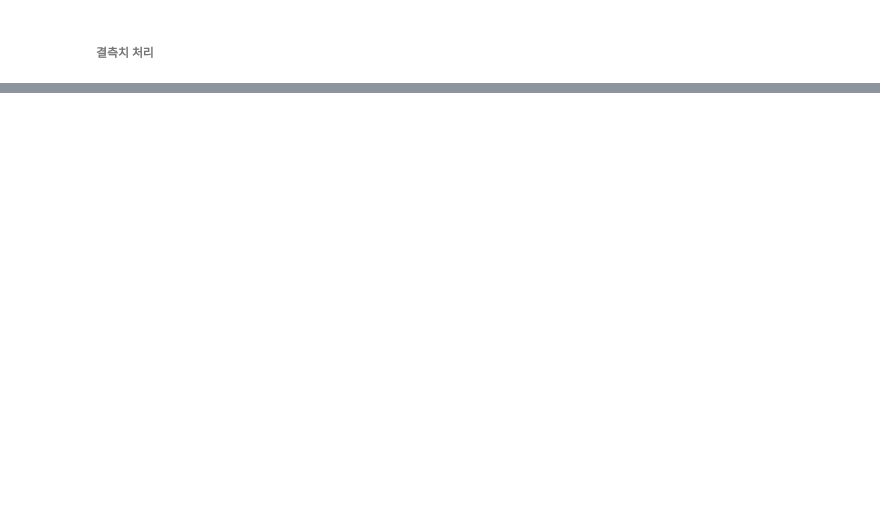
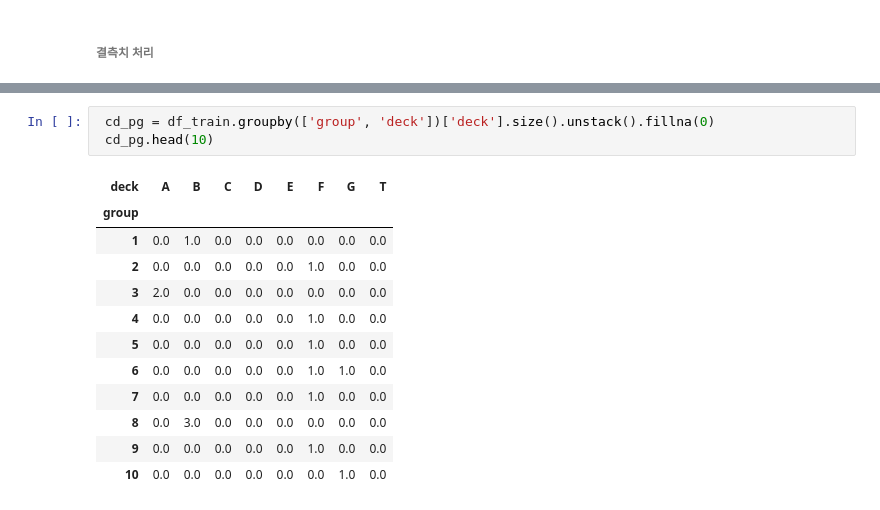
Before and after one commit to codelspak/Struggles, a Jupyter notebook: WK28_case1_Kaggle_ML_Classification_Spaceship_Titanic.ipynb, the cells around one changed output, grey strips where cells are left out. Drawn from its saved outputs; the diff is of its cells as text; blank space fills up the shorter version.

```diff
--- a/WK28_case1_Kaggle_ML_Classification_Spaceship_Titanic.ipynb
+++ b/WK28_case1_Kaggle_ML_Classification_Spaceship_Titanic.ipynb
@@ -1149,0 +1086,16 @@ missing_values(test_df)
+# %%
+ cd_pg = df_train.groupby(['group', 'deck'])['deck'].size().unstack().fillna(0)
+ cd_pg.head(10)
+# %% [output]
+| deck | A | B | C | D | E | F | G | T |
+| group |  |  |  |  |  |  |  |  |
+| 1 | 0.0 | 1.0 | 0.0 | 0.0 | 0.0 | 0.0 | 0.0 | 0.0 |
+| 2 | 0.0 | 0.0 | 0.0 | 0.0 | 0.0 | 1.0 | 0.0 | 0.0 |
+| 3 | 2.0 | 0.0 | 0.0 | 0.0 | 0.0 | 0.0 | 0.0 | 0.0 |
+| 4 | 0.0 | 0.0 | 0.0 | 0.0 | 0.0 | 1.0 | 0.0 | 0.0 |
+| 5 | 0.0 | 0.0 | 0.0 | 0.0 | 0.0 | 1.0 | 0.0 | 0.0 |
+| 6 | 0.0 | 0.0 | 0.0 | 0.0 | 0.0 | 1.0 | 1.0 | 0.0 |
+| 7 | 0.0 | 0.0 | 0.0 | 0.0 | 0.0 | 1.0 | 0.0 | 0.0 |
+| 8 | 0.0 | 3.0 | 0.0 | 0.0 | 0.0 | 0.0 | 0.0 | 0.0 |
+| 9 | 0.0 | 0.0 | 0.0 | 0.0 | 0.0 | 1.0 | 0.0 | 0.0 |
+| 10 | 0.0 | 0.0 | 0.0 | 0.0 | 0.0 | 0.0 | 1.0 | 0.0 |
```
Also changed, not shown: parts of 89 cells of this notebook.
